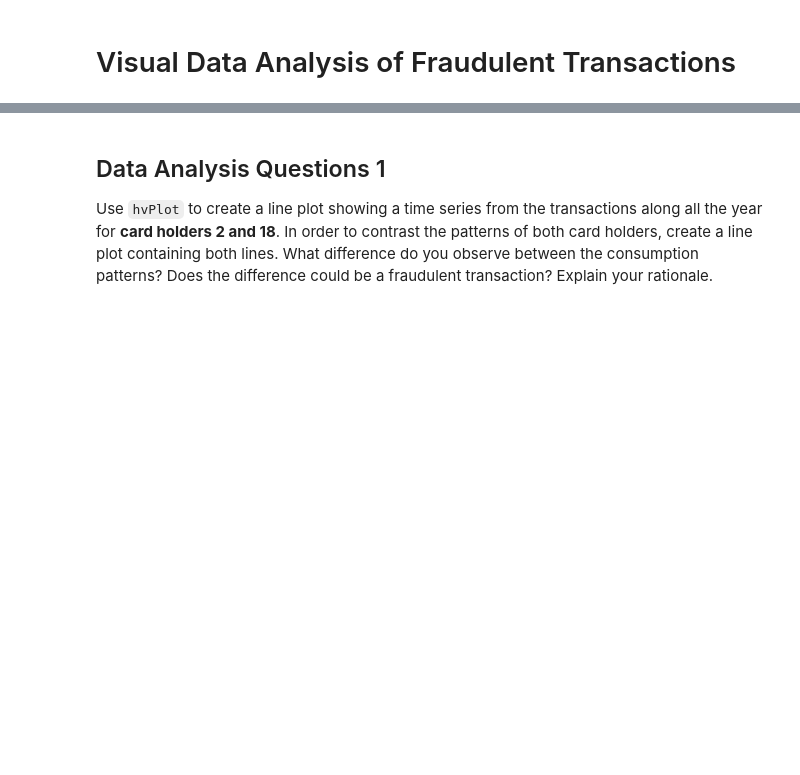
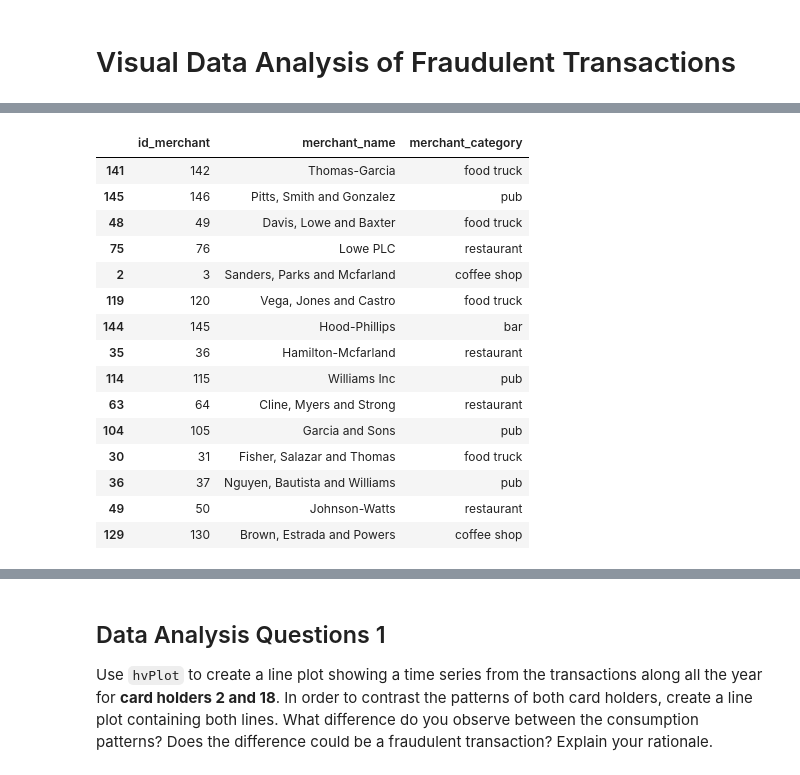
Before and after one commit to stew1922/Suspicious_Transactions, a Jupyter notebook: Starter_Files/visual_data_analysis.ipynb, the cells around one changed output, grey strips where cells are left out. Cells and saved outputs as stored; diff of their text form; code cells hidden in the pictures; blank space fills up the shorter version.

```diff
--- a/Starter_Files/visual_data_analysis.ipynb
+++ b/Starter_Files/visual_data_analysis.ipynb
@@ -15,0 +95,30 @@ engine = create_engine("postgresql://postgres:postgres@localhost:5432/fraud_dete
+# %%
+# find out what type of establishments the top fraudster merchants are
+merchant_list = [141, 145, 48, 75, 2, 119, 144, 35, 114, 63, 104, 30, 36, 49, 129]
+
+query = '''
+SELECT * FROM merchant AS merch
+INNER JOIN merchant_category AS merchcat
+ON merch.id_merchant_cartegory = merchcat.id_merchant_category;
+'''
+merchant_df = pd.read_sql(query, engine)
+index = merchant_df['id_merchant'].loc[merchant_list].index
+merchant_df = merchant_df.iloc[index]
+merchant_df[['id_merchant', 'merchant_name', 'merchant_category']]
+# %% [output]
+|  | id_merchant | merchant_name | merchant_category |
+| 141 | 142 | Thomas-Garcia | food truck |
+| 145 | 146 | Pitts, Smith and Gonzalez | pub |
+| 48 | 49 | Davis, Lowe and Baxter | food truck |
+| 75 | 76 | Lowe PLC | restaurant |
+| 2 | 3 | Sanders, Parks and Mcfarland | coffee shop |
+| 119 | 120 | Vega, Jones and Castro | food truck |
+| 144 | 145 | Hood-Phillips | bar |
+| 35 | 36 | Hamilton-Mcfarland | restaurant |
+| 114 | 115 | Williams Inc | pub |
+| 63 | 64 | Cline, Myers and Strong | restaurant |
+| 104 | 105 | Garcia and Sons | pub |
+| 30 | 31 | Fisher, Salazar and Thomas | food truck |
+| 36 | 37 | Nguyen, Bautista and Williams | pub |
+| 49 | 50 | Johnson-Watts | restaurant |
+| 129 | 130 | Brown, Estrada and Powers | coffee shop |
```
Also changed, not shown: parts of 17 cells of this notebook, 1 other file.
